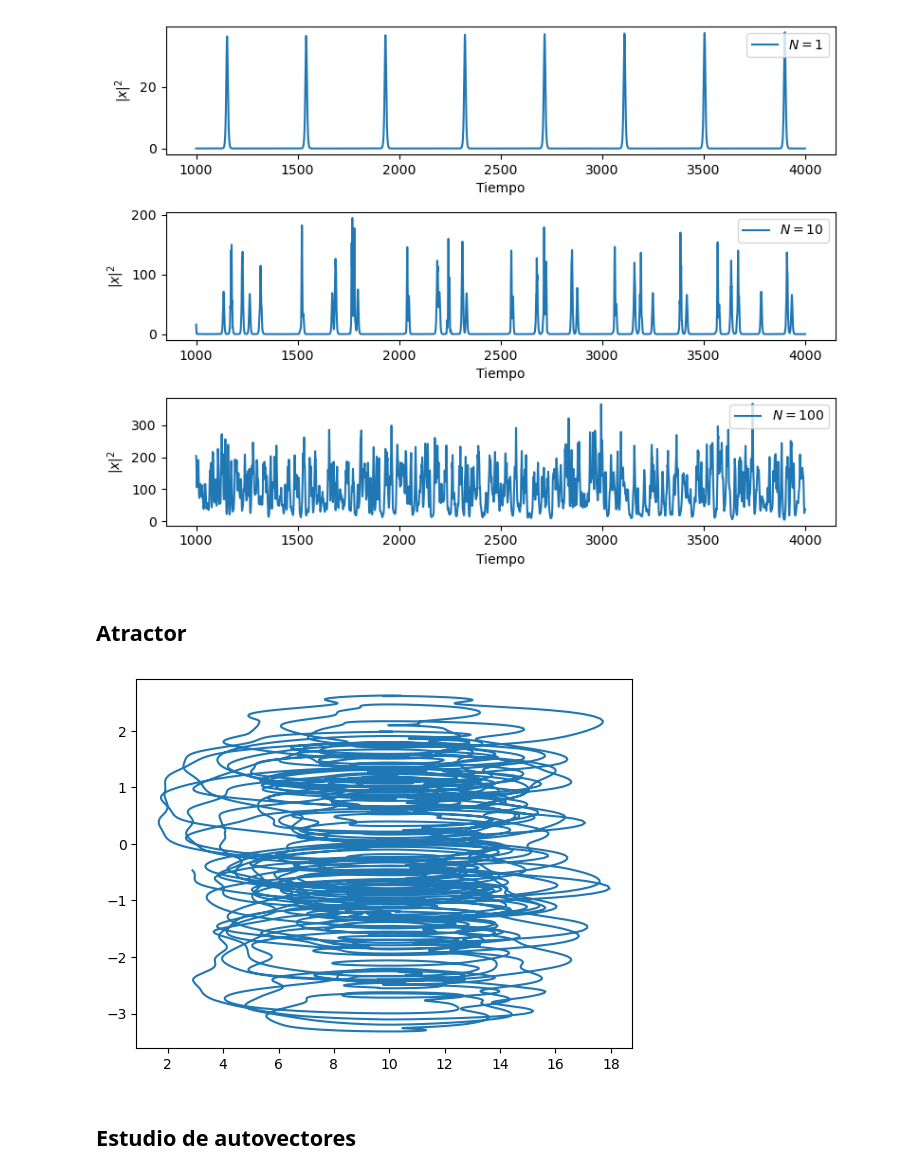
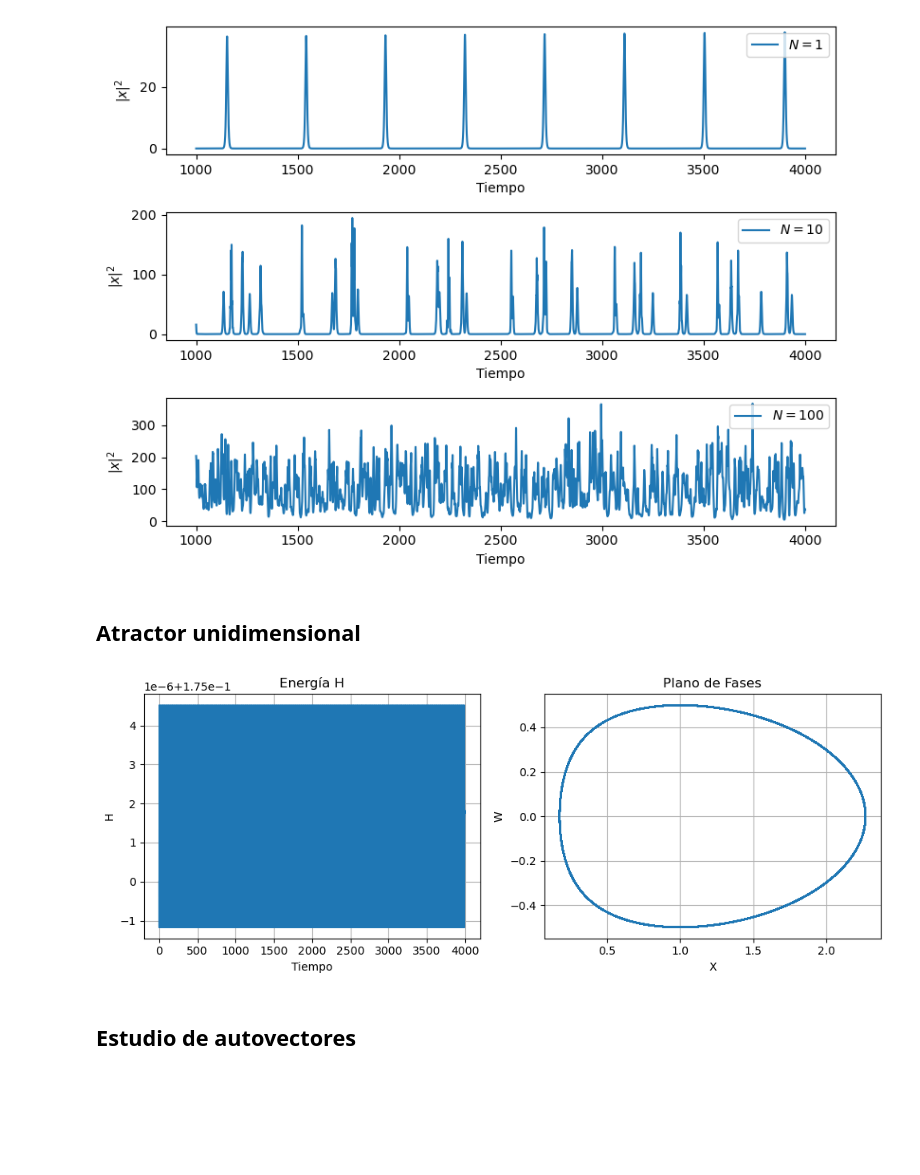
Before and after one commit to OlmoGH/Edge-of-chaos, a Jupyter notebook: Autovalores_de_matrices/LaTex/figuras.ipynb, the cells around one changed output. Drawn from its saved outputs; the diff is of its cells as text; code cells hidden in the pictures; blank space fills up the shorter version.

```diff
--- a/Autovalores_de_matrices/LaTex/figuras.ipynb
+++ b/Autovalores_de_matrices/LaTex/figuras.ipynb
@@ -610,46 +622,67 @@ Paso 360000 / 400000
 N = 100 simulado, procesando gráfica...
 [figure]
 # %% [markdown]
-## Atractor
+## Atractor unidimensional
 # %%
 import numpy as np
 import matplotlib.pyplot as plt
-from scipy.integrate import solve_ivp
 
-def ODE_system(t, y, dim, alpha):
-    X = y[:dim]
-    W = y[dim:].reshape((dim, dim))
+# Parámetros
+time = 4000
+dt = 0.02  # En métodos simplécticos puedes usar un dt fijo razonable
+steps = int(time / dt)
+alpha = 0.1
 
-    dim = np.shape(X)[0]
-    dWdt = alpha * (np.eye(dim) - np.outer(X, X))
-    dXdt = W @ X
+# Condiciones iniciales originales
+X_0 = 1.0
+W_0 = 0.5
 
-    return np.concatenate([dXdt, dWdt.flatten()])
+# Transformación a variables canónicas (q, p)
+q = np.zeros(steps)
+p = np.zeros(steps)
+q[0] = np.log(X_0)
+p[0] = W_0
 
-N = 100
-time = 4000
-alpha = 0.001
-t_eval = np.linspace(2000, time, 10000)
+# Bucle del Integrador Simpléctico (Leapfrog / Verlet)
+for t in range(0, steps - 1):
+    # 1. Medio paso para el momento p
+    p_half = p[t] + 0.5 * dt * (alpha * (1.0 - np.exp(2.0 * q[t])))
 
+    # 2. Paso completo para la posición q usando el p intermedio
+    q[t+1] = q[t] + dt * p_half
 
-W_0 = np.random.normal(0, 1/np.sqrt(N), (N, N))
-X_0 = np.random.normal(0, 1/np.sqrt(N), N)
+    # 3. Segundo medio paso para el momento p usando el q nuevo
+    p[t+1] = p_half + 0.5 * dt * (alpha * (1.0 - np.exp(2.0 * q[t+1])))
 
-y_0 = np.concatenate([X_0, W_0.flatten()])
-solution = solve_ivp(ODE_system, [0, time], y0=y_0, args=[N, alpha], t_eval=t_eval, method='DOP853')
+# Deshacemos el cambio de variable para volver a la física original
+X = np.exp(q)
+W = p
 
-X = solution.y[:N, :].transpose()
-W = solution.y[N:, :].reshape((N, N, -1)).transpose(2, 0, 1)
+# Calculamos el Hamiltoniano para verificar la conservación
+H = 0.5 * W**2 + 0.5 * alpha * X**2 - alpha * np.log(np.abs(X))
 
-X_norm = np.linalg.norm(X, axis=1)
+# --- Gráficas ---
+t_axis = np.linspace(0, time, steps)
 
-W_trace = np.trace(W, axis1=1, axis2=2)
+plt.figure(figsize=(10, 4))
+plt.subplot(1, 2, 1)
+plt.plot(t_axis, H)
+plt.title("Energía H")
+plt.xlabel("Tiempo")
+plt.ylabel("H")
+plt.grid(True)
 
-plt.plot(X_norm, W_trace)
+plt.subplot(1, 2, 2)
+plt.plot(X, W)
+plt.title("Plano de Fases")
+plt.xlabel("X")
+plt.ylabel("W")
+plt.grid(True)
 
+plt.tight_layout()
 plt.show()
 # %% [output]
-[figure, old version]
+[figure, new version]
 # %% [markdown]
 ## Estudio de autovectores
 # %%
```
Also changed, not shown: parts of 5 cells of this notebook, 3 other files.
